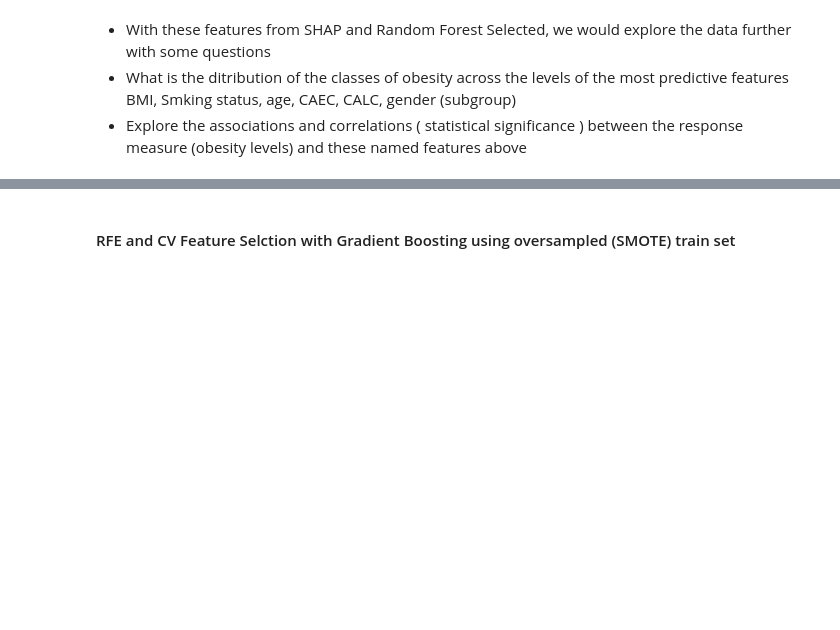
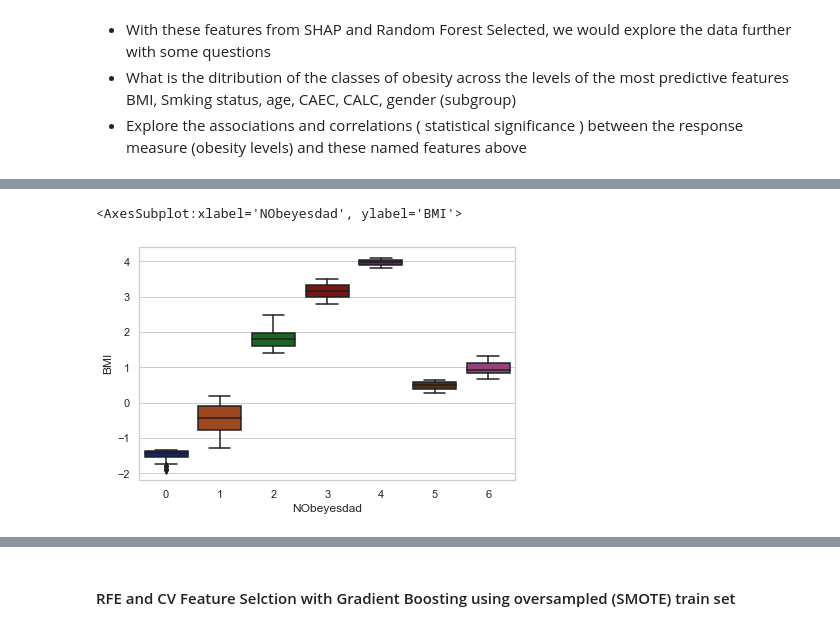
Before and after one commit to mnsiahnimo/obesity_levels_classification, a Jupyter notebook: obesity_levels_classification/obesity_levels_classification_new.ipynb, the cells around one changed output, grey strips where cells are left out. Cells and saved outputs as stored; diff of their text form; code cells hidden in the pictures; blank space fills up the shorter version.

```diff
--- a/obesity_levels_classification/obesity_levels_classification_new.ipynb
+++ b/obesity_levels_classification/obesity_levels_classification_new.ipynb
@@ -1611,0 +1686,6 @@ shap.summary_plot(shap_values, features=X_test_scaled, feature_names=X_test_scal
+# %%
+import seaborn as sns
+sns.boxplot(y=X_train_res['BMI'], x=y_train_res)
+# %% [output]
+<AxesSubplot:xlabel='NObeyesdad', ylabel='BMI'>
+[figure, added]
```
Also changed, not shown: parts of 37 cells of this notebook.
